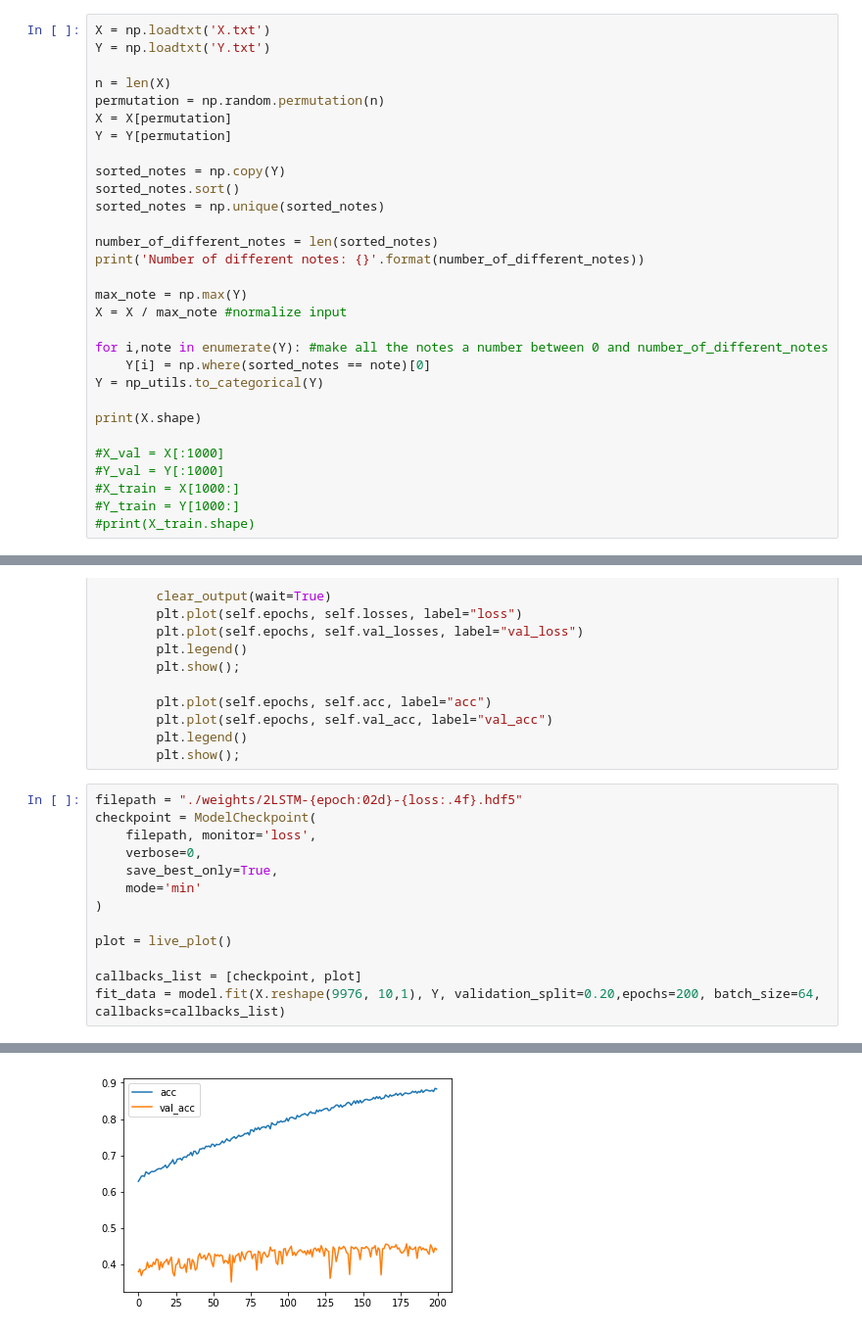
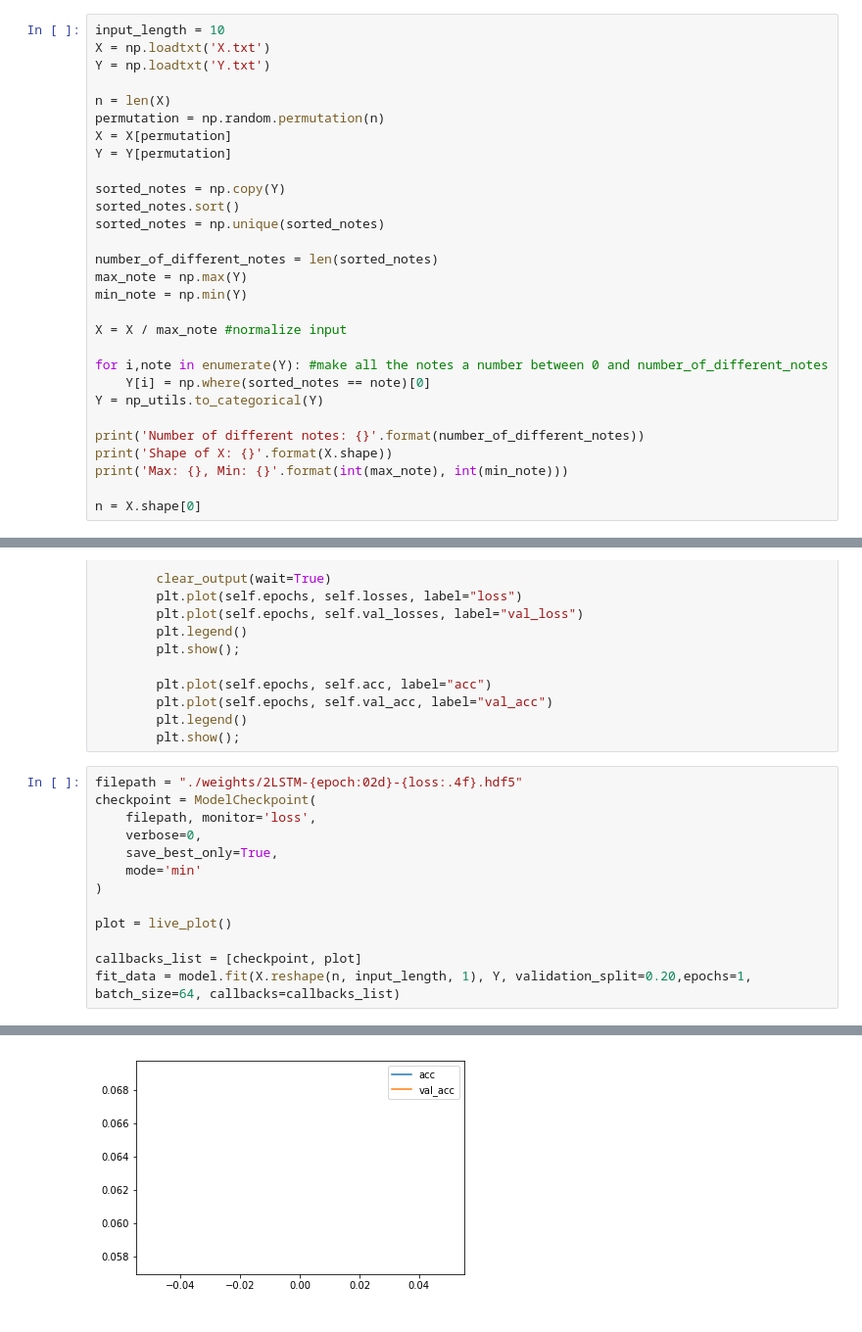
Before and after one commit to GraceJohnson/cs229-final-project, a Jupyter notebook: LSTM.ipynb, the cells around one changed output, grey strips where cells are left out. Shown at 98% size. Saved outputs shown, nothing was run; the diff lists cells and outputs as text.

```diff
--- a/LSTM.ipynb
+++ b/LSTM.ipynb
@@ -15,6 +15,7 @@ from IPython.display import clear_output
 #from IPython.display import SVG
 #from keras.utils.vis_utils import model_to_dot
 # %%
+input_length = 10
 X = np.loadtxt('X.txt')
 Y = np.loadtxt('Y.txt')
 
@@ -28,21 +29,19 @@ sorted_notes.sort()
 sorted_notes = np.unique(sorted_notes)
 
 number_of_different_notes = len(sorted_notes)
-print('Number of different notes: {}'.format(number_of_different_notes))
+max_note = np.max(Y)
+min_note = np.min(Y)
 
-max_note = np.max(Y)
 X = X / max_note #normalize input
 
 for i,note in enumerate(Y): #make all the notes a number between 0 and number_of_different_notes
     Y[i] = np.where(sorted_notes == note)[0]
 Y = np_utils.to_categorical(Y)
 
-print(X.shape)
+print('Number of different notes: {}'.format(number_of_different_notes))
+print('Shape of X: {}'.format(X.shape))
+print('Max: {}, Min: {}'.format(int(max_note), int(min_note)))
 
-#X_val = X[:1000]
-#Y_val = Y[:1000]
-#X_train = X[1000:]
-#Y_train = Y[1000:]
-#print(X_train.shape)
+n = X.shape[0]
 # %% [output]
 Number of different notes: 67
@@ -137,5 +137,5 @@ checkpoint = ModelCheckpoint(
 plot = live_plot()
 
 callbacks_list = [checkpoint, plot]
-fit_data = model.fit(X.reshape(9976, 10,1), Y, validation_split=0.20,epochs=200, batch_size=64, callbacks=callbacks_list)
+fit_data = model.fit(X.reshape(n, input_length, 1), Y, validation_split=0.20,epochs=1, batch_size=64, callbacks=callbacks_list)
 # %% [output]
@@ -143,4 +143,4 @@ fit_data = model.fit(X.reshape(9976, 10,1), Y, validation_split=0.20,epochs=200,
-[figure, old version]
+[figure, new version]
 # %%
 import matplotlib.pyplot as plt
 
```
Also changed, not shown: parts of 7 cells of this notebook, 1 other file.
